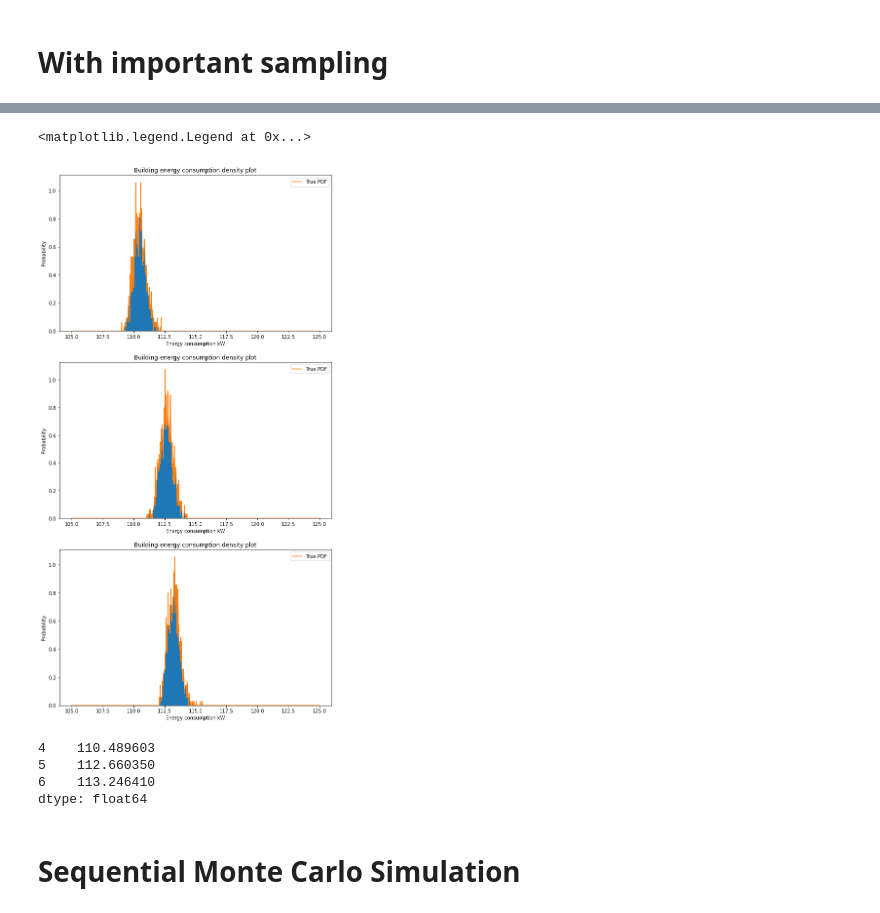
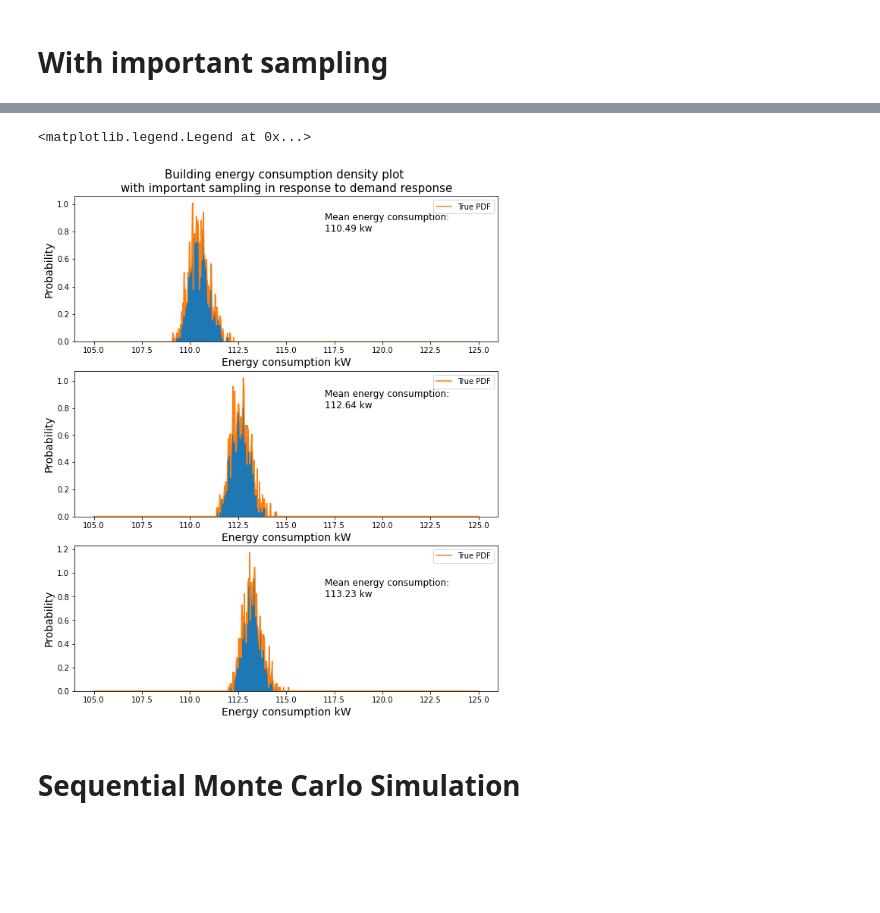
Before and after one commit to eric-shchiu/Building-energy-curtailment-simulation-in-demand-response-event-with-EV-charging, a Jupyter notebook: DR_Probability.ipynb, the cells around one changed output, grey strips where cells are left out. Drawn from its saved outputs; the diff is of its cells as text; code cells hidden in the pictures; blank space fills up the shorter version.

```diff
--- a/DR_Probability.ipynb
+++ b/DR_Probability.ipynb
@@ -511,44 +487,38 @@ max(energy_df['5'])
 # %%
-fig, ax = plt.subplots(nrows=3, ncols=1, figsize=(10, 20))
+fig, ax = plt.subplots(nrows=3, ncols=1, figsize=(10, 12))
 X1 = np.linspace(105, 125, 1000)
 hist = np.histogram(energy_df['4'].values, bins=100)
 build_dist1 = scipy.stats.rv_histogram(hist)
 ax[0].hist(energy_df['4'].values, density=True, bins=100)
 ax[0].plot(X1, build_dist1.pdf(X1), label='True PDF')
-ax[0].set_xlabel('Energy consumption kW')
-ax[0].set_ylabel('Probability')
-ax[0].set_title('Building energy consumption density plot')
+ax[0].set_xlabel('Energy consumption kW', fontsize = 14)
+ax[0].set_ylabel('Probability', fontsize = 14)
+ax[0].set_title('Building energy consumption density plot \nwith important sampling in response to demand response', fontsize = 15)
+ax[0].text(117, 0.8, "Mean energy consumption: \n{:.2f} kw".format(energy_df.mean()[0]), fontsize = 12)
 ax[0].legend()
 
 X1 = np.linspace(105, 125, 1000)
 hist = np.histogram(energy_df['5'].values, bins=100)
 build_dist2 = scipy.stats.rv_histogram(hist)
 ax[1].hist(energy_df['5'].values, density=True, bins=100)
 ax[1].plot(X1, build_dist2.pdf(X1), label='True PDF')
-ax[1].set_xlabel('Energy consumption kW')
-ax[1].set_ylabel('Probability')
-ax[1].set_title('Building energy consumption density plot')
+ax[1].set_xlabel('Energy consumption kW', fontsize = 14)
+ax[1].set_ylabel('Probability', fontsize = 14)
+ax[1].text(117, 0.8, "Mean energy consumption: \n{:.2f} kw".format(energy_df.mean()[1]), fontsize = 12)
 ax[1].legend()
 
 X1 = np.linspace(105, 125, 1000)
 hist = np.histogram(energy_df['6'].values, bins=100)
 build_dist3 = scipy.stats.rv_histogram(hist)
 ax[2].hist(energy_df['6'].values, density=True, bins=100)
 ax[2].plot(X1, build_dist3.pdf(X1), label='True PDF')
-ax[2].set_xlabel('Energy consumption kW')
-ax[2].set_ylabel('Probability')
-ax[2].set_title('Building energy consumption density plot')
+ax[2].set_xlabel('Energy consumption kW', fontsize = 14)
+ax[2].set_ylabel('Probability', fontsize = 14)
+ax[2].text(117, 0.8, "Mean energy consumption: \n{:.2f} kw".format(energy_df.mean()[2]), fontsize = 12)
 ax[2].legend()
 # %% [output]
 <matplotlib.legend.Legend at 0x...>
-[figure, old version]
+[figure, new version]
-# %%
-energy_df.mean()
-# %% [output]
-4    110.489603
-5    112.660350
-6    113.246410
-dtype: float64
 # %% [markdown]
 # Sequential Monte Carlo Simulation
 # %%
```
Also changed, not shown: parts of 9 cells of this notebook, 1 other file.
